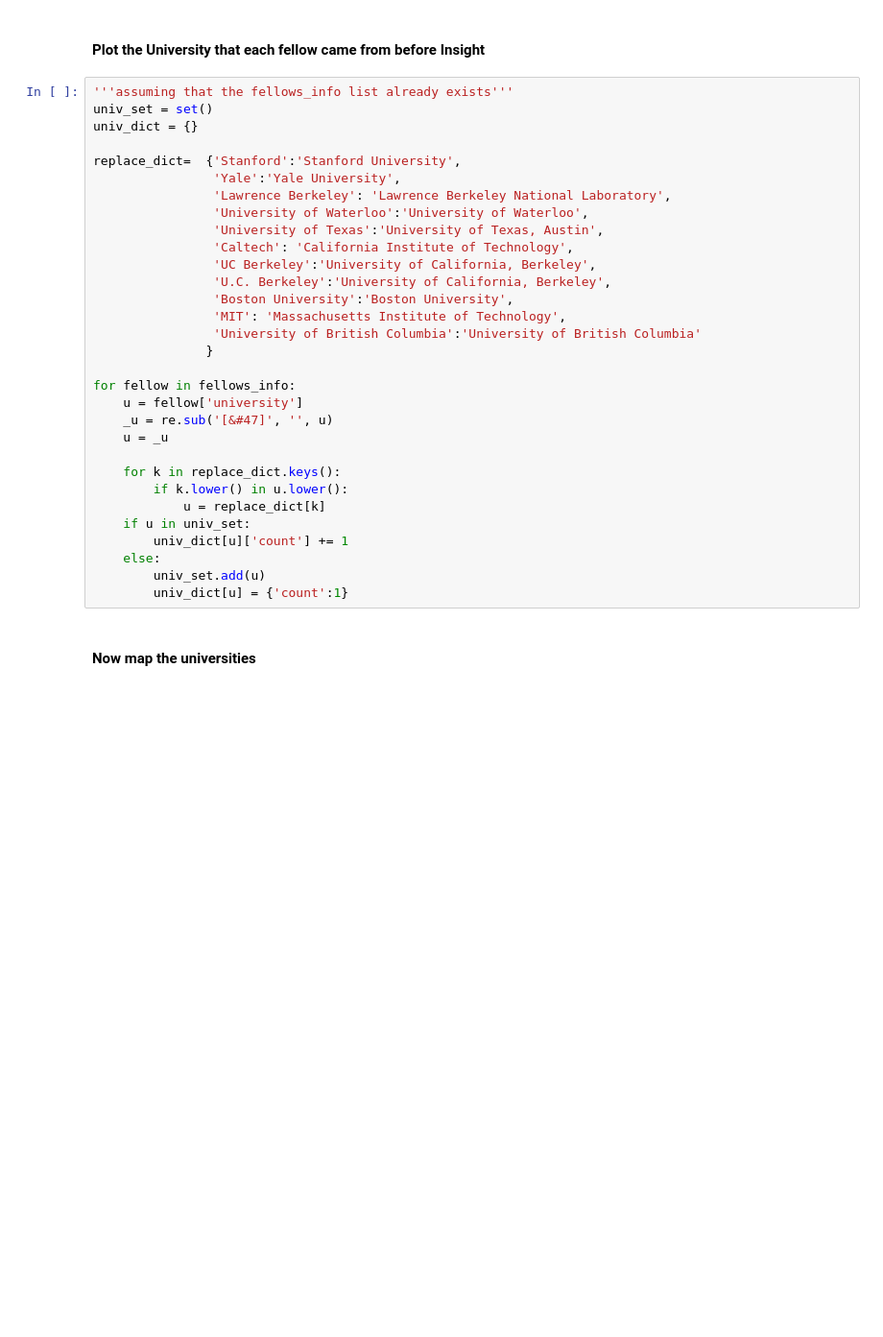
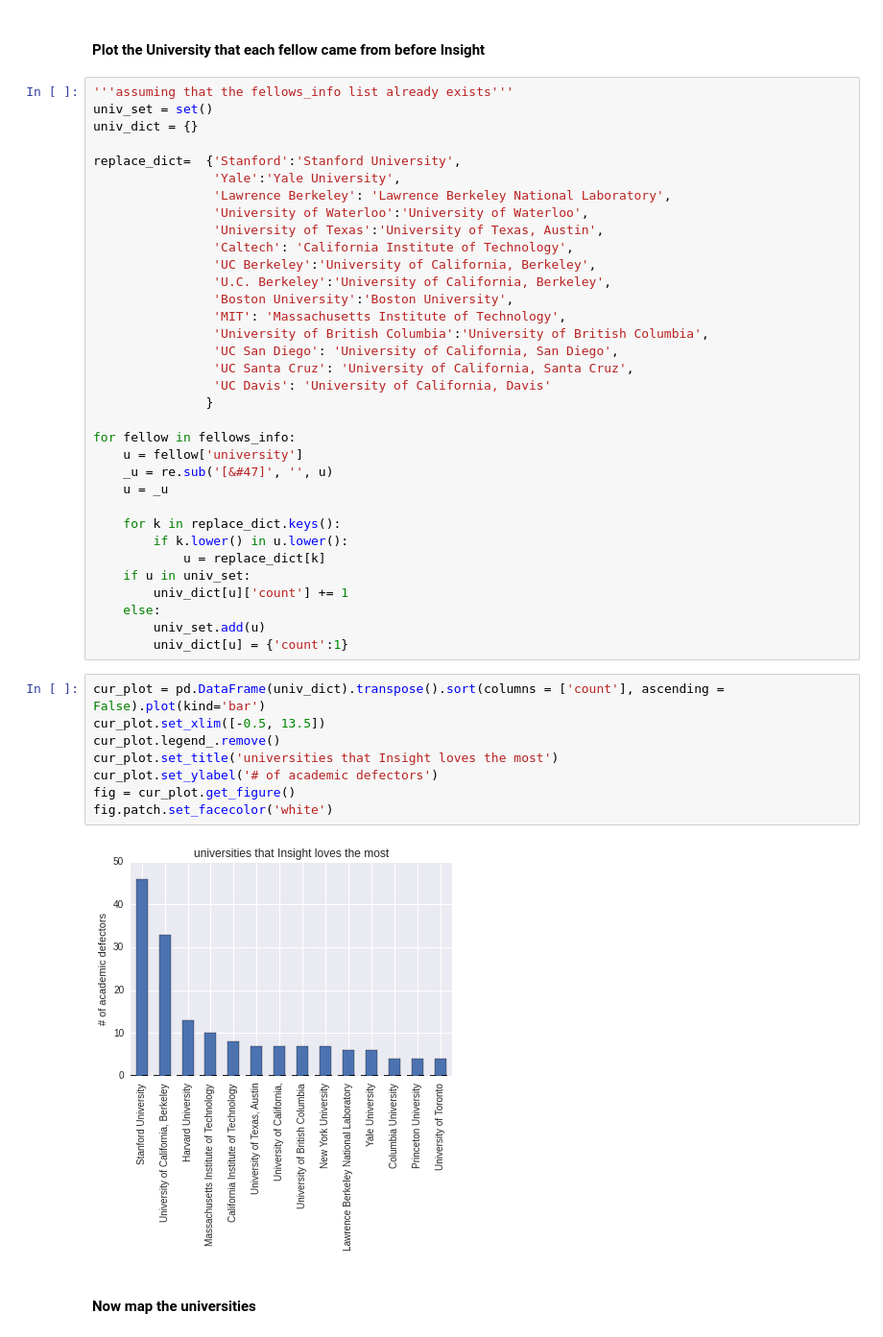
Before and after one commit to rbrackney/explore_insight, a Jupyter notebook: extract_information_type.ipynb, the cells around one changed output. Shown: that part at 96% size. Saved outputs shown, nothing was run; the diff lists cells and outputs as text; blank space fills up the shorter version.

Commit message:
finished basic map with all universities and counts on it

```diff
--- a/extract_information_type.ipynb
+++ b/extract_information_type.ipynb
@@ -110,7 +110,10 @@ replace_dict=  {'Stanford':'Stanford University',
                 'U.C. Berkeley':'University of California, Berkeley',
                 'Boston University':'Boston University',
                 'MIT': 'Massachusetts Institute of Technology',
-                'University of British Columbia':'University of British Columbia'
+                'University of British Columbia':'University of British Columbia',
+                'UC San Diego': 'University of California, San Diego',
+                'UC Santa Cruz': 'University of California, Santa Cruz',
+                'UC Davis': 'University of California, Davis'
                }
 
 for fellow in fellows_info:
@@ -126,6 +129,16 @@ for fellow in fellows_info:
     else:
         univ_set.add(u)
         univ_dict[u] = {'count':1}
+# %%
+cur_plot = pd.DataFrame(univ_dict).transpose().sort(columns = ['count'], ascending = False).plot(kind='bar')
+cur_plot.set_xlim([-0.5, 13.5])
+cur_plot.legend_.remove()
+cur_plot.set_title('universities that Insight loves the most')
+cur_plot.set_ylabel('# of academic defectors')
+fig = cur_plot.get_figure()
+fig.patch.set_facecolor('white')
+# %% [output]
+[figure, added]
 # %% [markdown]
 <h4> Now map the universities
 # %%
```
Also changed, not shown: parts of 7 cells of this notebook.
